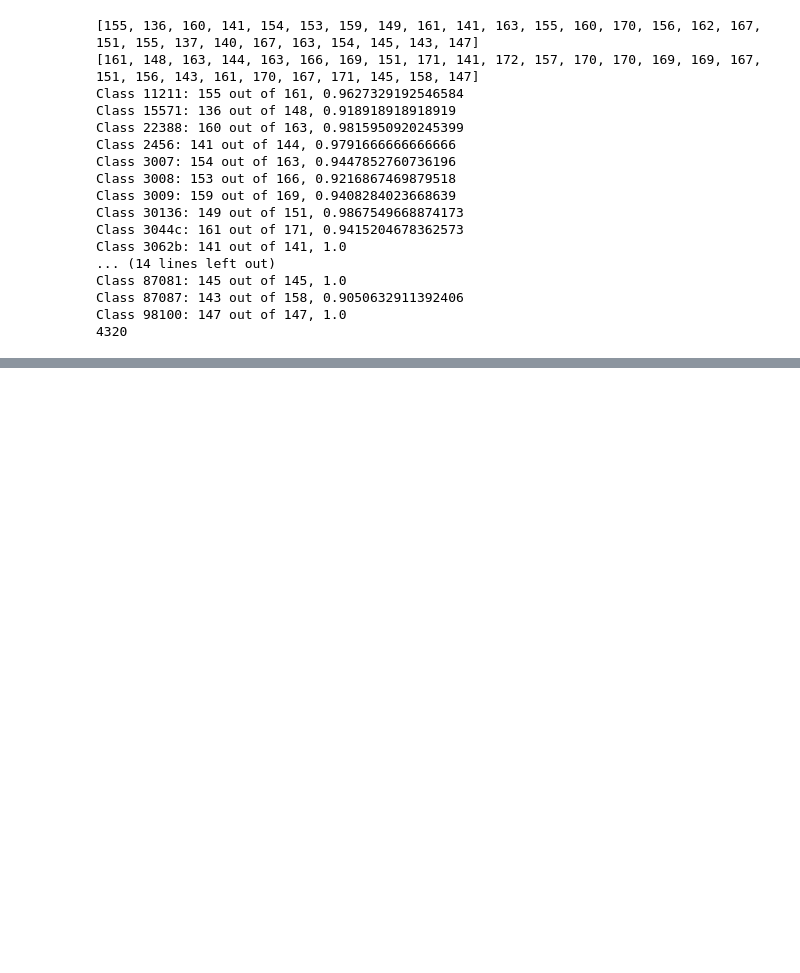
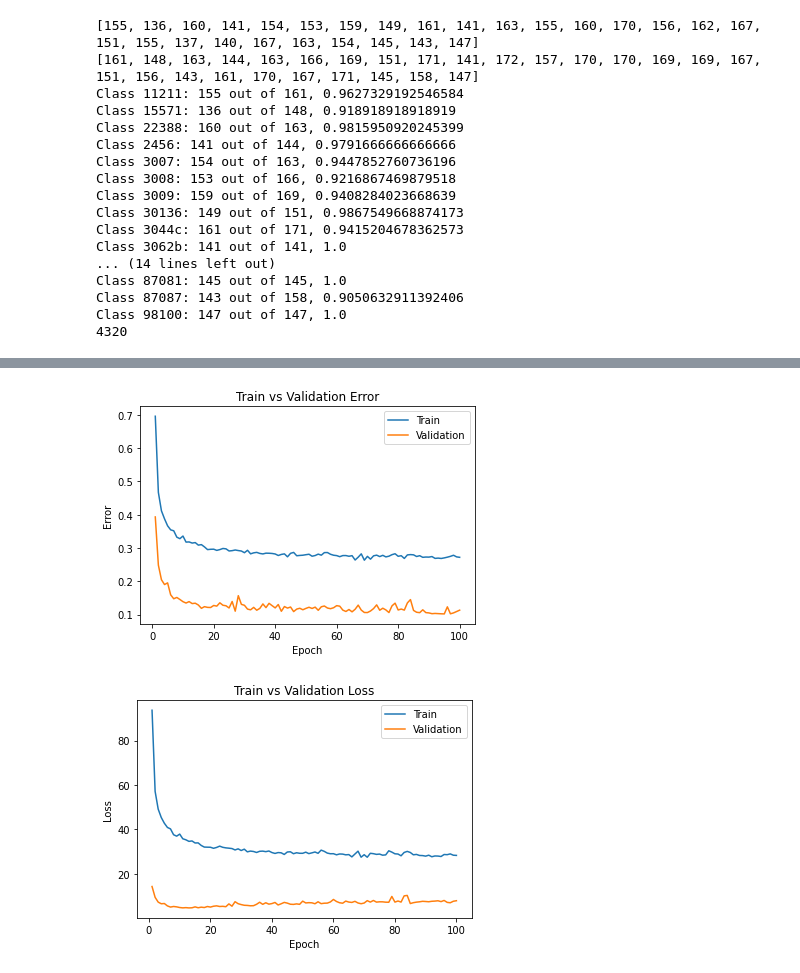
Before and after one commit to albogdan/aps360-project, a Jupyter notebook: FeatureKernelOnBerend.ipynb, the cells around one changed output, grey strips where cells are left out. Saved outputs shown, nothing was run; the diff lists cells and outputs as text; code cells hidden in the pictures; blank space fills up the shorter version.

```diff
--- a/FeatureKernelOnBerend.ipynb
+++ b/FeatureKernelOnBerend.ipynb
@@ -384,0 +425,5 @@ Class 98100: 147 out of 147, 1.0
+# %%
+#Training with larger batch size
+use_cuda = True
+tNetDp = TransferLearningNetDp3(0.3).cuda()
+transfer_train(tNetDp, batch_size=500, num_epochs=100, lr=0.001)
@@ -384,0 +448,5 @@ Class 98100: 147 out of 147, 1.0
+# %%
+plot_training_curve(get_model_name(tNetDp.name, 500, 0.001, 99))
+# %% [output]
+[figure, added]
+[figure, added]
```
Also changed, not shown: parts of 6 cells of this notebook.
